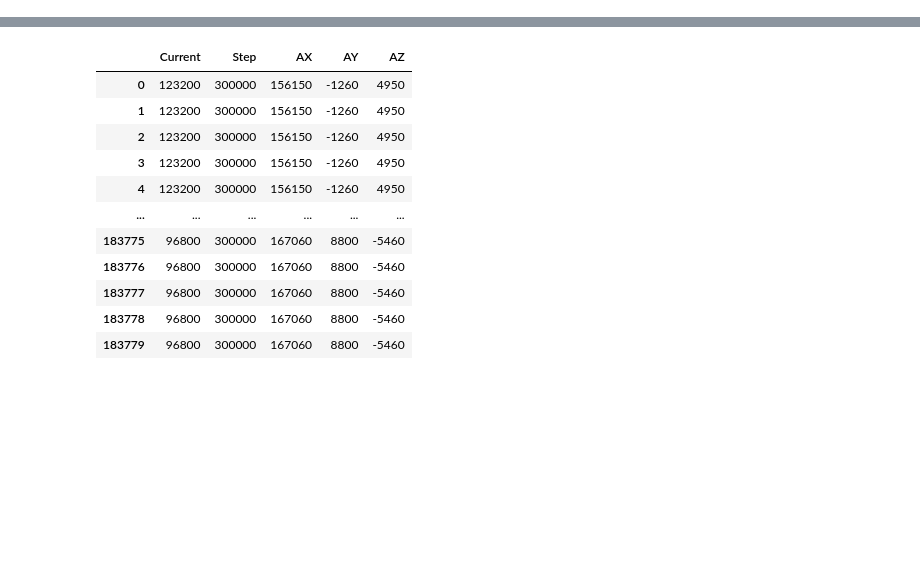
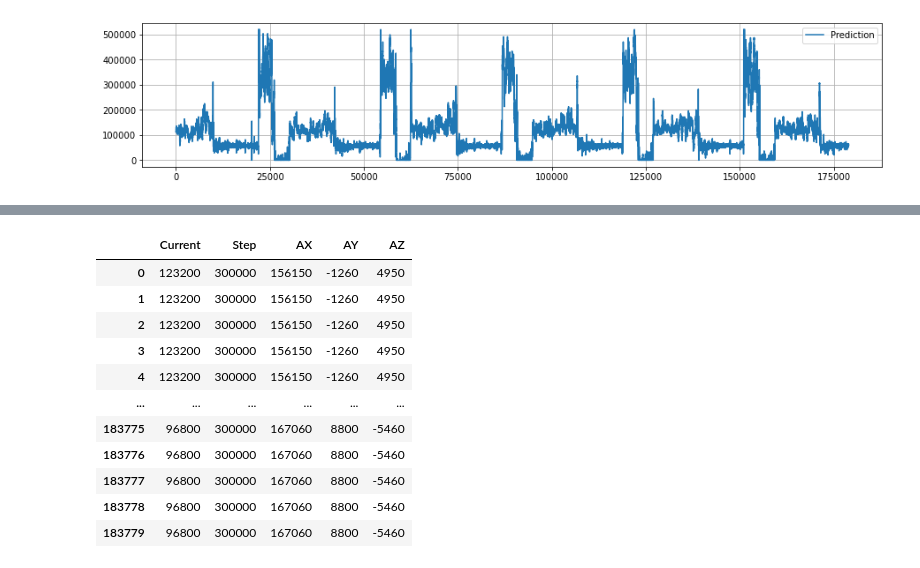
Before and after one commit to wkula/Master-thesis, a Jupyter notebook: plot_samples.ipynb, the cells around one changed output, grey strips where cells are left out. Cells and saved outputs as stored; diff of their text form; code cells hidden in the pictures; blank space fills up the shorter version.

```diff
--- a/plot_samples.ipynb
+++ b/plot_samples.ipynb
@@ -13,0 +57,2 @@ def preprocess_fn(meas):
+# %%
+file = open("READ_CLASS_0_out.txt", 'r')
@@ -13,0 +62,12 @@ def preprocess_fn(meas):
+# %%
+line=file.readline()
+meas = float(line.split('[')[-1].split(']')[0])
+predictionc0 = pd.DataFrame(np.array(meas).reshape(1,1), columns=['Prediction'])
+# %%
+while line:
+    line = file.readline()
+    if line:
+        meas = float(line.split('[')[-1].split(']')[0])
+        prediction_tmp = pd.DataFrame(np.array(meas).reshape(1,1), columns=['Prediction'])
+        predictionc0 = predictionc0.append(prediction_tmp, ignore_index=True)
+        predictionc0
@@ -13,0 +90,4 @@ def preprocess_fn(meas):
+# %%
+ax = predictionc0.plot(figsize=(15,3), grid=True)
+# %% [output]
+[figure, added]
```
Also changed, not shown: parts of 30 cells of this notebook.
